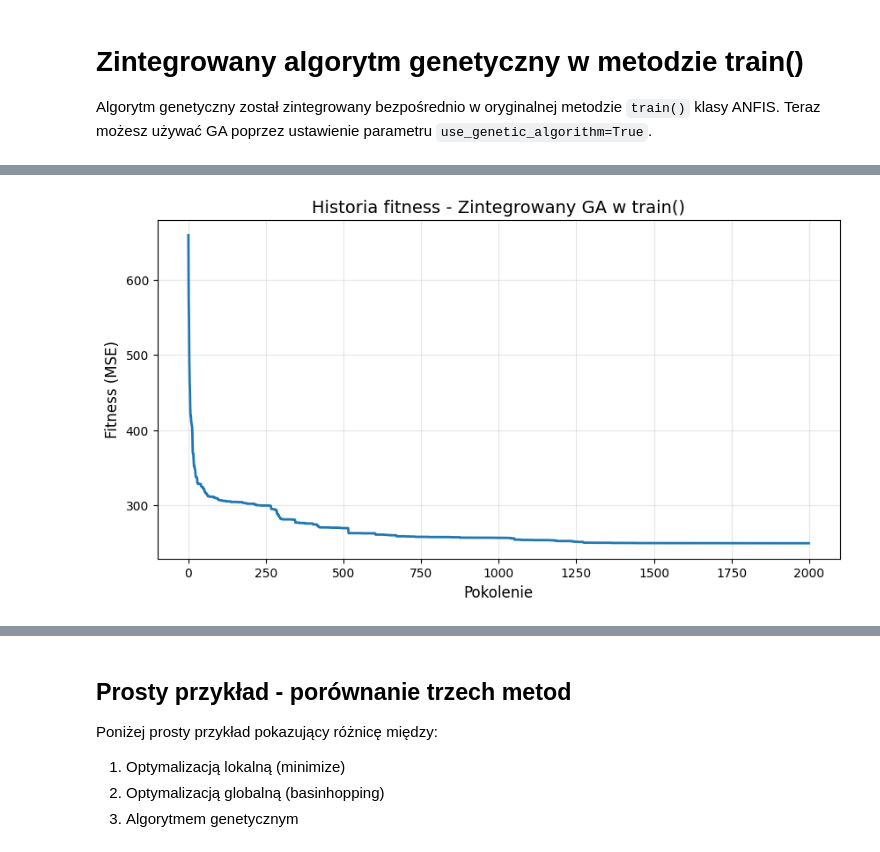
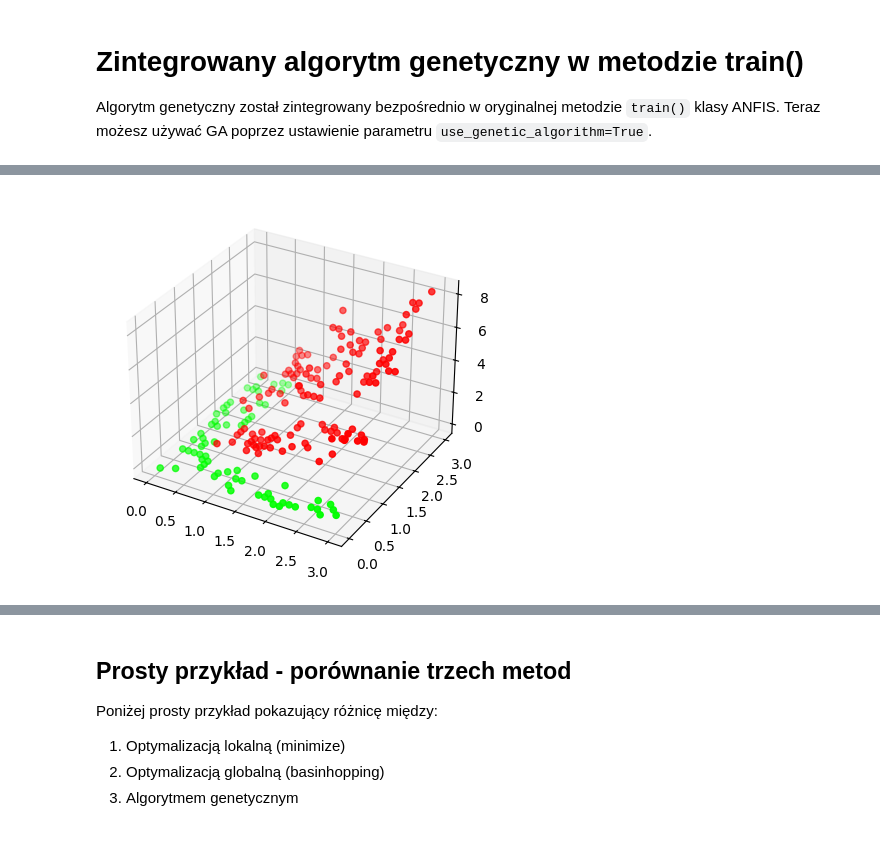
Before and after one commit to Jvsin/ai-studies, a Jupyter notebook: msi/ANFIS/MSI_2/lab2.ipynb, the cells around one changed output, grey strips where cells are left out. Saved outputs shown, nothing was run; the diff lists cells and outputs as text; code cells hidden in the pictures.

```diff
--- a/msi/ANFIS/MSI_2/lab2.ipynb
+++ b/msi/ANFIS/MSI_2/lab2.ipynb
@@ -901,79 +505,81 @@ Macierz pomyłek:
 
 Algorytm genetyczny został zintegrowany bezpośrednio w oryginalnej metodzie `train()` klasy ANFIS. Teraz możesz używać GA poprzez ustawienie parametru `use_genetic_algorithm=True`.
 # %%
-# Przykład użycia zintegrowanego GA w metodzie train()
-print("=" * 80)
-print("PRZYKŁAD: Użycie algorytmu genetycznego przez metodę train()")
-print("=" * 80)
+mf_list = [[0, 0, 0.125, 0.25], [0.125, 0.1875, 0.3125, 0.375],
+                      [0.375, 0.4375, 0.5625, 0.625]]
+labels = ["L", "M", "H"]
 
-# Przygotowanie danych
-mf_list_integrated = [[0, 0, 0.125, 0.25], [0.125, 0.1875, 0.3125, 0.375],
-                      [0.375, 0.4375, 0.5625, 0.625]]
-labels_integrated = ["L", "M", "H"]
+x = np.arange(0, 3.1, 0.1)
+y = np.arange(0, 3.1, 0.1)
+xx, yy = np.meshgrid(x, y)
 
-varX_integrated = FuzzyInputVariable_List_Trapezoids(mf_list_integrated, "XAxis", labels_integrated)
-varY_integrated = FuzzyInputVariable_List_Trapezoids(mf_list_integrated, "YAxis", labels_integrated)
+dataX = xx.flatten()
+dataY = yy.flatten()
+dataXY = np.column_stack((dataX, dataY))
+data_labels = np.round(dataX) * np.round(dataY)
 
-X_train_int, X_test_int, y_train_int, y_test_int = train_test_split(
+fig = plt.figure()
+ax = fig.add_subplot(111, projection='3d')
+ax.scatter(dataX, dataY, data_labels)
+plt.show()
+
+varX = FuzzyInputVariable_List_Trapezoids(mf_list, "XAxis", labels)
+varY = FuzzyInputVariable_List_Trapezoids(mf_list, "YAxis", labels)
+
+X_train, X_test, y_train, y_test = train_test_split(
     dataXY, data_labels, test_size=0.2, random_state=42, stratify=data_labels
 )
 
-# Tworzenie modelu ANFIS
-fis_integrated = ANFIS([varX_integrated, varY_integrated], X_train_int.T, y_train_int, operator_init_value=0.5)
+fis = ANFIS([varX, varY], X_train.T, y_train, operator_init_value=0.5)
 
 print("\nParametry przed uczeniem:")
-print(f"Premises shape: {np.shape(fis_integrated.premises)}")
-print(f"Operators length: {len(fis_integrated.op)}")
-print(f"TSK shape: {np.shape(fis_integrated.tsk)}")
+print(f"Premises shape: {np.shape(fis.premises)}")
+print(f"Operators length: {len(fis.op)}")
+print(f"TSK shape: {np.shape(fis.tsk)}")
 
 start = time.time()
 
-# Trenowanie z algorytmem genetycznym poprzez metodę train()
-print("\n--- Trenowanie z GA (use_genetic_algorithm=True) ---")
-fitness_history_integrated = fis_integrated.train(
-    global_optimization=True,    # Musi być True, aby użyć GA lub basinhopping
+fitness_history = fis.train(
+    global_optimization=True,
     learn_premises=True,
     learn_operators=False,
     learn_consequents=True,
-    n_iter=2000,                   # Liczba pokoleń dla GA
-    use_genetic_algorithm=True,  # WŁĄCZ ALGORYTM GENETYCZNY
-    ga_pop_size=25,             # Wielkość populacji
-    ga_mutation_rate=0.15,      # Prawdopodobieństwo mutacji
-    ga_best_rate=0.2            # Procent elity
+    n_iter=5000,
+    use_genetic_algorithm=True,
+    ga_pop_size=25,
+    ga_mutation_rate=0.15,
+    ga_best_rate=0.2
 )
 
 elapsed = time.time() - start
 
 print(f"\nParametry po uczeniu:")
-print(f"Premises:\n{fis_integrated.premises}")
-print(f"TSK:\n{fis_integrated.tsk}")
-# Ewaluacja na zbiorze treningowym
-fis_integrated.training_data = X_train_int.T
-fis_integrated.expected_labels = y_train_int
-y_pred_train_int = fis_integrated.anfis_estimate_labels(fis_integrated.premises, fis_integrated.op, fis_integrated.tsk)
-mse_train_int = np.mean((y_train_int - y_pred_train_int.flatten())**2)
+print(f"Premises:\n{fis.premises}")
+print(f"TSK:\n{fis.tsk}")
 
-print(f"\nMSE na zbiorze treningowym: {mse_train_int:.6f}")
-# Opcjonalnie pokaż wyniki dla zbioru treningowego
+fis.training_data = X_train.T
+fis.expected_labels = y_train
+y_pred_train = fis.anfis_estimate_labels(fis.premises, fis.op, fis.tsk)
+mse_train = np.mean((y_train - y_pred_train.flatten())**2)
+print(f"\nMSE na zbiorze treningowym: {mse_train:.6f}")
+
 print("\nZBIÓR TRENINGOWY:")
-fis_integrated.show_results()
-# Ewaluacja na zbiorze testowym
-fis_integrated.training_data = X_test_int.T
-fis_integrated.expected_labels = y_test_int
-y_pred_int = fis_integrated.anfis_estimate_labels(fis_integrated.premises, fis_integrated.op, fis_integrated.tsk)
-mse_int = np.mean((y_test_int - y_pred_int.flatten())**2)
+fis.show_results()
+
+fis.training_data = X_test.T
+fis.expected_labels = y_test
+y_pred_int = fis.anfis_estimate_labels(fis.premises, fis.op, fis.tsk)
+mse_int = np.mean((y_test - y_pred_int.flatten())**2)
 
 print(f"\nCzas uczenia: {elapsed:.2f} s")
 print(f"MSE na zbiorze testowym: {mse_int:.6f}")
 
-# Wizualizacja wyników
 print("\nZBIÓR TESTOWY:")
-fis_integrated.show_results()
+fis.show_results()
 
-# Wykres historii fitness
-if fitness_history_integrated is not None:
+if fitness_history is not None:
     plt.figure(figsize=(10, 5))
-    plt.plot(fitness_history_integrated, linewidth=2)
+    plt.plot(fitness_history, linewidth=2)
     plt.xlabel('Pokolenie', fontsize=12)
     plt.ylabel('Fitness (MSE)', fontsize=12)
     plt.title('Historia fitness - Zintegrowany GA w train()', fontsize=14)
@@ -1020 +619 @@ ZBIÓR TESTOWY:
-[figure, old version]
+[figure, new version]
```
Also changed, not shown: parts of 14 cells of this notebook.
